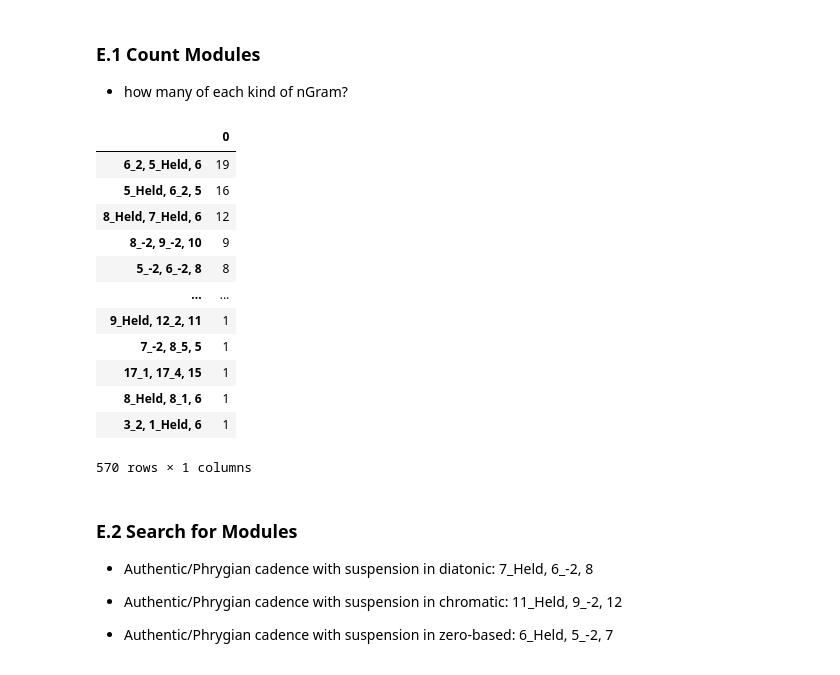
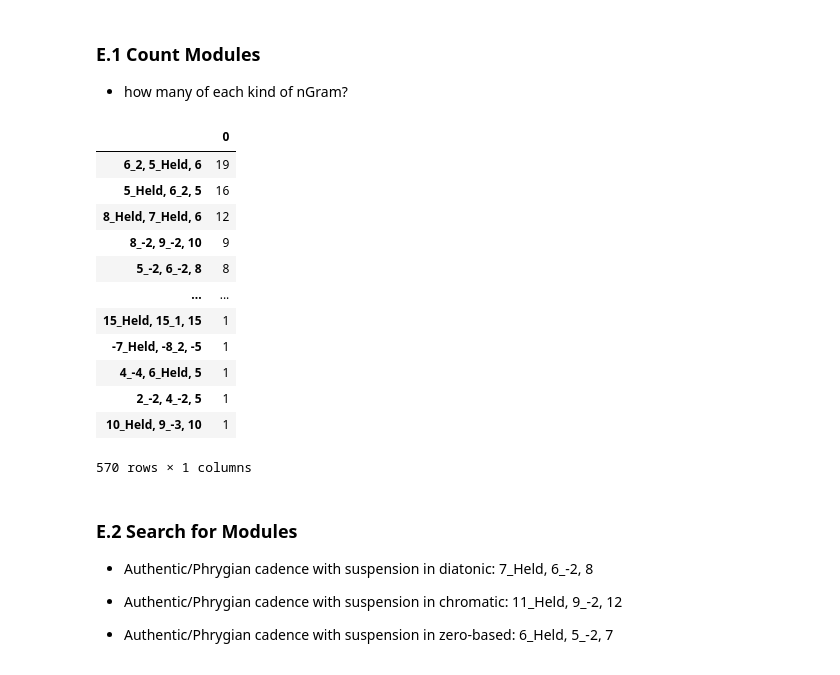
Before and after one commit to nalves599/CRIM_Public_Notebooks, a Jupyter notebook: CRIM_LIsbon_1.ipynb, the cells around one changed output. Cells and saved outputs as stored; diff of their text form; code cells hidden in the pictures.

```diff
--- a/CRIM_LIsbon_1.ipynb
+++ b/CRIM_LIsbon_1.ipynb
@@ -38,3 +39,0 @@ model.score.metadata.title
-# %%
-add_offset(model.score)
-model.score.measures(1, 10).show()
@@ -301,21 +304,21 @@ cadence_tones.loc[cadence_list,:].fillna("-")
 * how many of each kind of nGram?
 # %%
 model_har = model.getHarmonic(kind="d", compound=True)
-ngrams = model.getNgrams(df=model_har, n=3, how='modules', exclude=['Rest'], cell_type="str")
+ngrams = model.getNgrams(df=model_har, n=3, how='modules', exclude=['Rest'])
 ngrams.stack().value_counts().to_frame()
 # %% [output]
 |  | 0 |
 | 6_2, 5_Held, 6 | 19 |
 | 5_Held, 6_2, 5 | 16 |
 | 8_Held, 7_Held, 6 | 12 |
 | 8_-2, 9_-2, 10 | 9 |
 | 5_-2, 6_-2, 8 | 8 |
 | ... | ... |
-| 9_Held, 12_2, 11 | 1 |
-| 7_-2, 8_5, 5 | 1 |
-| 17_1, 17_4, 15 | 1 |
-| 8_Held, 8_1, 6 | 1 |
-| 3_2, 1_Held, 6 | 1 |
+| 15_Held, 15_1, 15 | 1 |
+| -7_Held, -8_2, -5 | 1 |
+| 4_-4, 6_Held, 5 | 1 |
+| 2_-2, 4_-2, 5 | 1 |
+| 10_Held, 9_-3, 10 | 1 |
 570 rows × 1 columns
 # %% [markdown]
 ### E.2  Search for Modules
```
Also changed, not shown: parts of 54 cells of this notebook, 4 other files.
